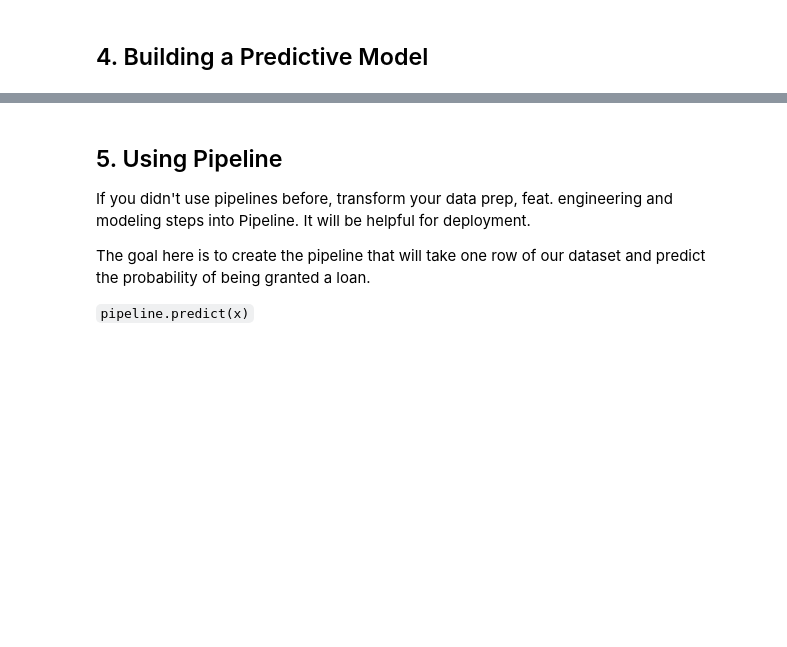
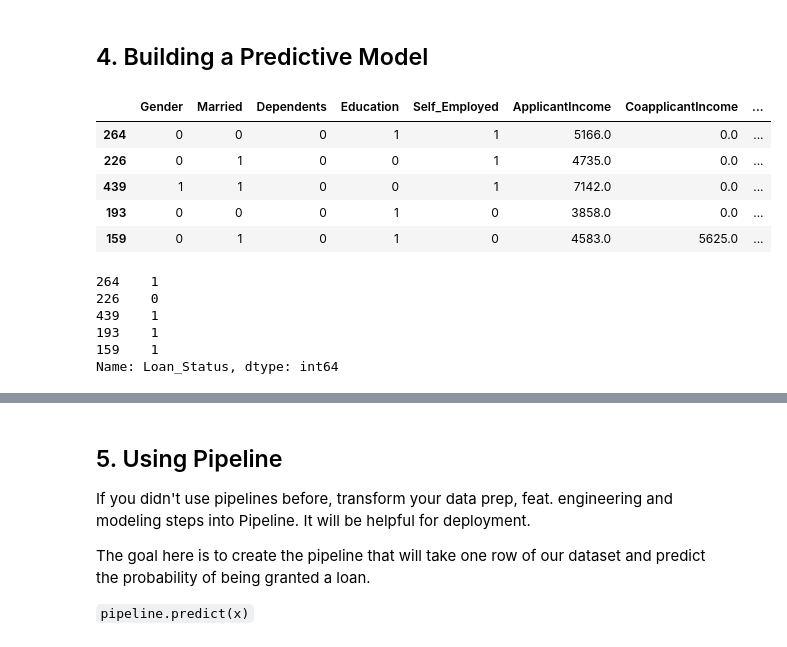
Before and after one commit to rafaelaqfc/Loan-Prediction-Project, a Jupyter notebook: notebooks/instructions.ipynb, the cells around one changed output, grey strips where cells are left out. Saved outputs shown, nothing was run; the diff lists cells and outputs as text; code cells hidden in the pictures; blank space fills up the shorter version.

```diff
--- a/notebooks/instructions.ipynb
+++ b/notebooks/instructions.ipynb
@@ -940,0 +952,27 @@ df.to_csv("df_customer_of_loan.csv", index=False)
+# %%
+# Separating the dataframe between the X (independent) and y (dependent) variables
+X = df.drop('Loan_Status', axis=1).select_dtypes(include=[np.number])
+y = df['Loan_Status']
+# %%
+# Splitting the set
+X_train, X_test, y_train, y_test = train_test_split(X, y, test_size=0.25,random_state=100)
+# %%
+# Printing the X_train
+X_train.head()
+# %% [output]
+|  | Gender | Married | Dependents | Education | Self_Employed | ApplicantIncome | CoapplicantIncome | ... |
+| 264 | 0 | 0 | 0 | 1 | 1 | 5166.0 | 0.0 | ... |
+| 226 | 0 | 1 | 0 | 0 | 1 | 4735.0 | 0.0 | ... |
+| 439 | 1 | 1 | 0 | 0 | 1 | 7142.0 | 0.0 | ... |
+| 193 | 0 | 0 | 0 | 1 | 0 | 3858.0 | 0.0 | ... |
+| 159 | 0 | 1 | 0 | 1 | 0 | 4583.0 | 5625.0 | ... |
+# %%
+# Printing the y_train
+y_train.head()
+# %% [output]
+264    1
+226    0
+439    1
+193    1
+159    1
+Name: Loan_Status, dtype: int64
```
Also changed, not shown: parts of 12 cells of this notebook.
